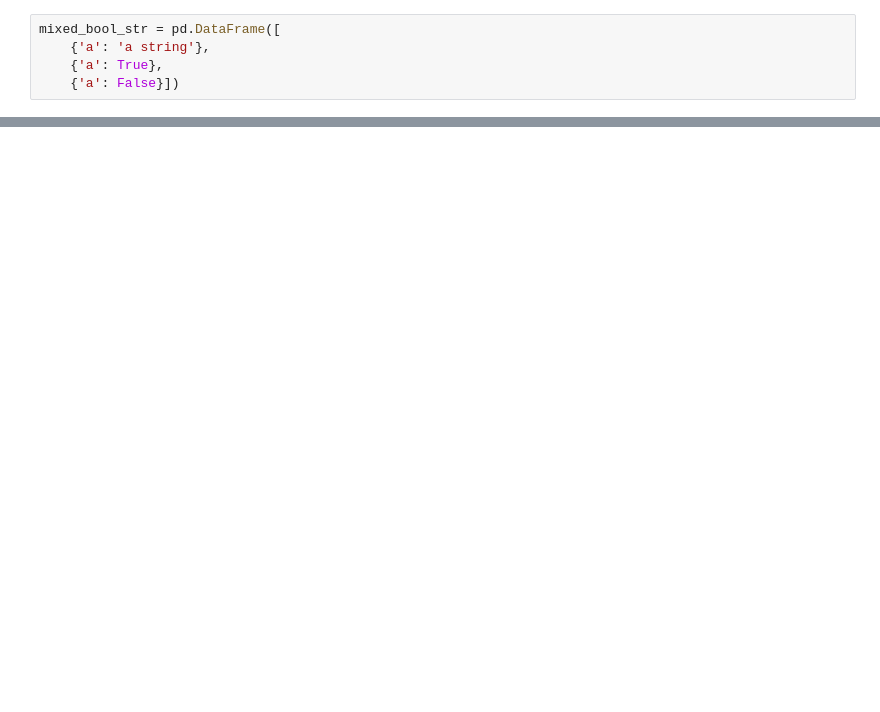
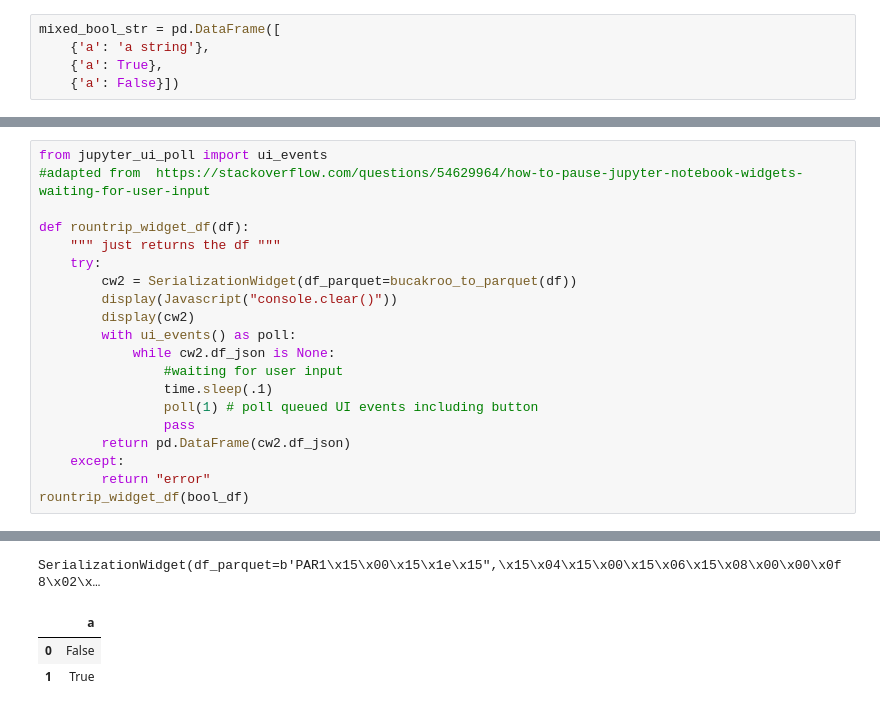
Before and after one commit to paddymul/buckaroo, a Jupyter notebook: docs/example-notebooks/Funky-dataframes-serialization.ipynb, the cells around one changed output, grey strips where cells are left out. Saved outputs shown, nothing was run; the diff lists cells and outputs as text; blank space fills up the shorter version.

Commit message:
decent looking roundtrip widget test

```diff
--- a/docs/example-notebooks/Funky-dataframes-serialization.ipynb
+++ b/docs/example-notebooks/Funky-dataframes-serialization.ipynb
@@ -84,0 +182,21 @@ mixed_bool_str = pd.DataFrame([
+# %%
+from jupyter_ui_poll import ui_events
+#adapted from  https://stackoverflow.com/questions/54629964/how-to-pause-jupyter-notebook-widgets-waiting-for-user-input
+
+def rountrip_widget_df(df):
+    """ just returns the df """
+    try:
+        cw2 = SerializationWidget(df_parquet=bucakroo_to_parquet(df))
+        display(Javascript("console.clear()"))
+        display(cw2)
+        with ui_events() as poll:
+            while cw2.df_json is None:
+                #waiting for user input
+                time.sleep(.1)
+                poll(1) # poll queued UI events including button
+                pass
+        return pd.DataFrame(cw2.df_json)
+    except:
+        return "error"
+rountrip_widget_df(bool_df)
+# %% [output]
@@ -85,3 +204,7 @@ mixed_bool_str = pd.DataFrame([
+SerializationWidget(df_parquet=b'PAR1\x15\x00\x15\x1e\x15",\x15\x04\x15\x00\x15\x06\x15\x08\x00\x00\x0f8\x02\x…
+|  | a |
+| 0 | False |
+| 1 | True |
 # %%
 def roundtrip_json(df):
     return df.equals(pd.read_json(StringIO(df.to_json())))
```
Also changed, not shown: parts of 24 cells of this notebook.
